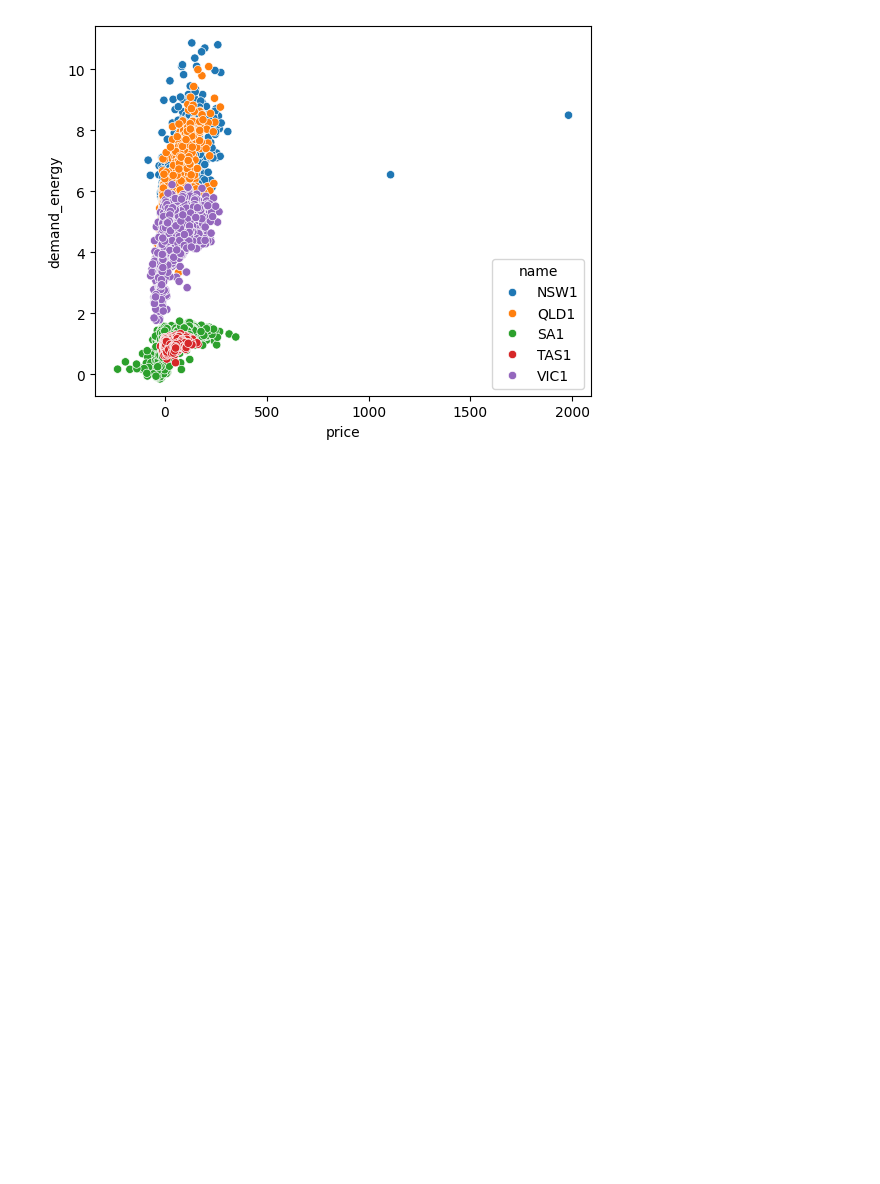
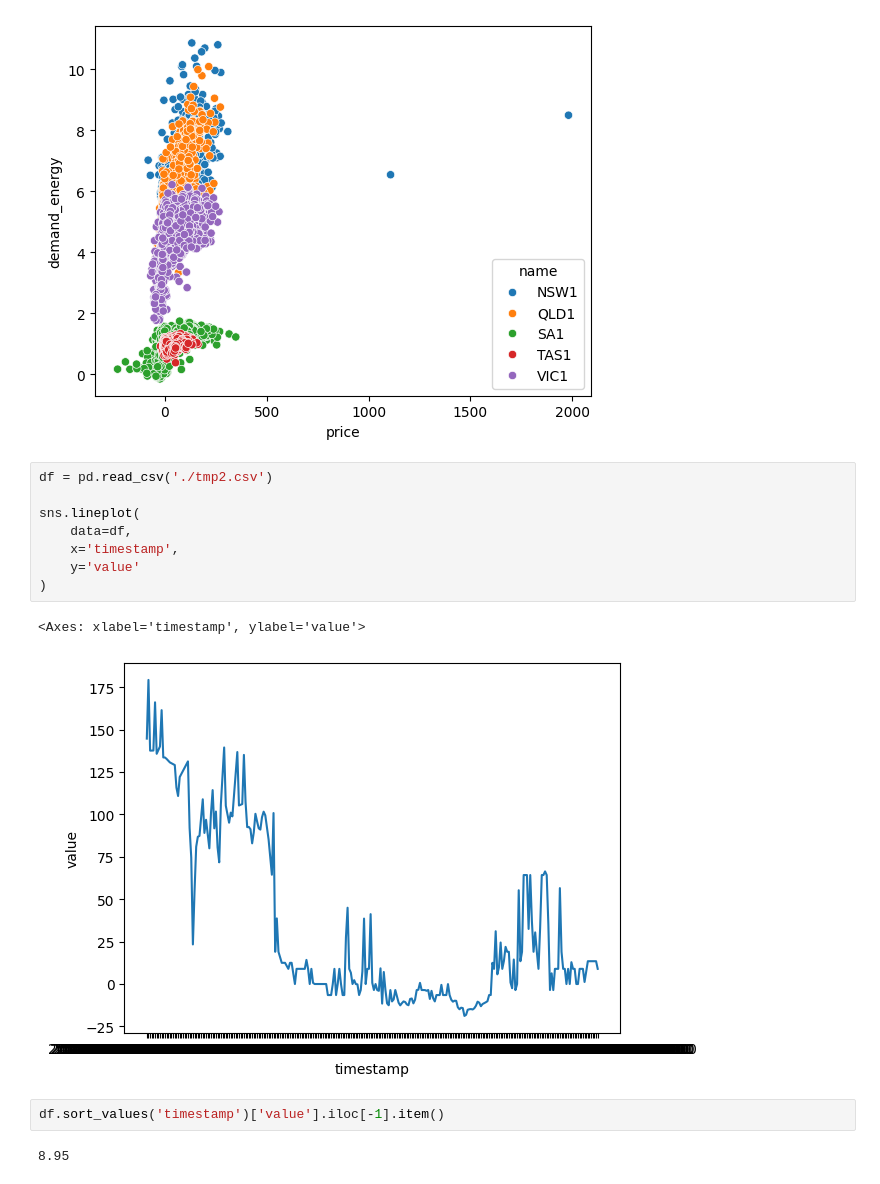
Before and after one commit to gdubbs100/open_electricity_prices, a Jupyter notebook: scratch.ipynb, the cells around one changed output. Cells and saved outputs as stored; diff of their text form; blank space fills up the shorter version.

```diff
--- a/scratch.ipynb
+++ b/scratch.ipynb
@@ -79,3 +79,18 @@ sns.scatterplot(
 # %% [output]
 <Axes: xlabel='price', ylabel='demand_energy'>
 [figure]
+# %%
+df = pd.read_csv('./tmp2.csv')
+
+sns.lineplot(
+    data=df,
+    x='timestamp',
+    y='value'
+)
+# %% [output]
+<Axes: xlabel='timestamp', ylabel='value'>
+[figure, added]
+# %%
+df.sort_values('timestamp')['value'].iloc[-1].item()
+# %% [output]
+8.95
```
Also changed, not shown: parts of 6 cells of this notebook, 5 other files.
